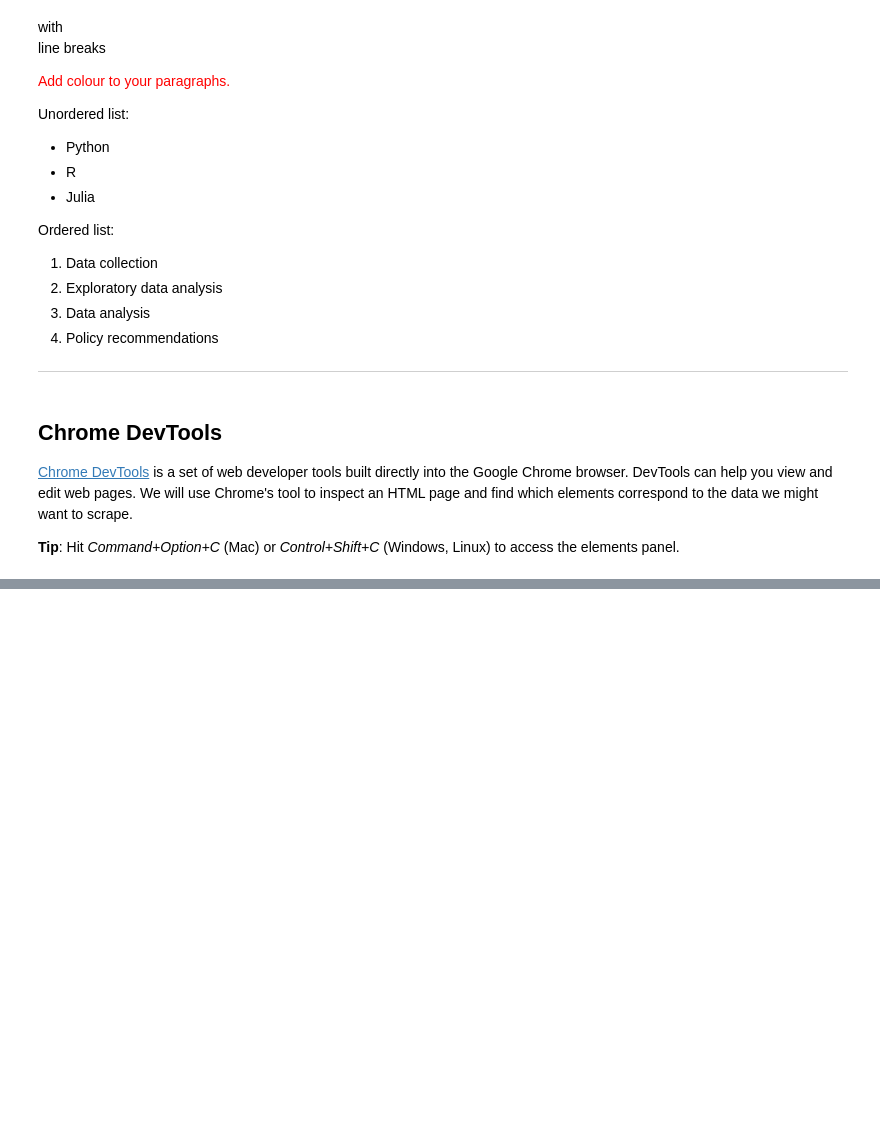
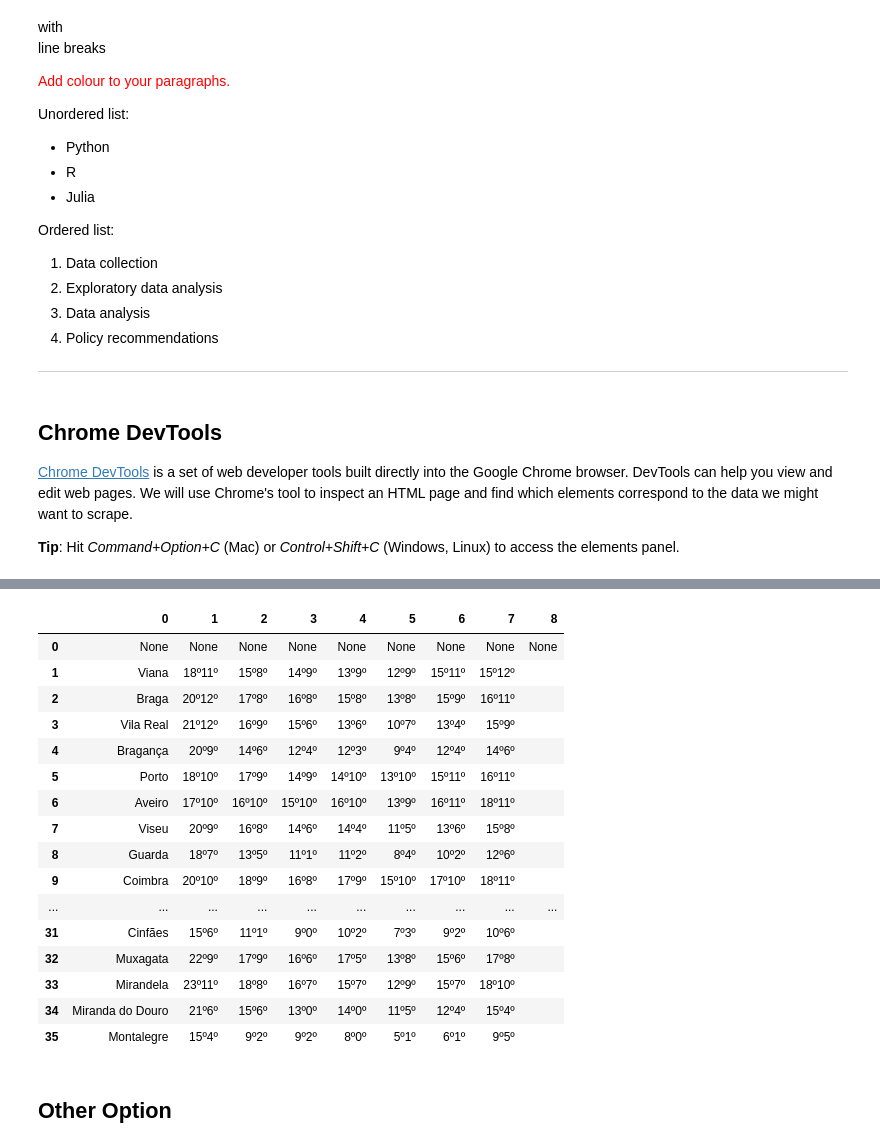
Before and after one commit to INmais/Energy_Services_2022, a Jupyter notebook: Energy_Services_2022_Web_Scraping.ipynb, the cells around one changed output, grey strips where cells are left out. Drawn from its saved outputs; the diff is of its cells as text; code cells hidden in the pictures; blank space fills up the shorter version.

```diff
--- a/Energy_Services_2022_Web_Scraping.ipynb
+++ b/Energy_Services_2022_Web_Scraping.ipynb
@@ -136,0 +165,7 @@ table = soup.findAll('table',{'class':'table table-hover'})
+# %%
+l=[]
+for tr in table_rows:
+    td = tr.find_all('td')
+    row = [i.text for i in td]
+    l.append(row)
+    print(row)
@@ -137 +190,24 @@ table = soup.findAll('table',{'class':'table table-hover'})
+# %%
+df = pd.DataFrame(l)
+df
+# %% [output]
+|  | 0 | 1 | 2 | 3 | 4 | 5 | 6 | 7 | 8 |
+| 0 | None | None | None | None | None | None | None | None | None |
+| 1 | Viana | 18º11º | 15º8º | 14º9º | 13º9º | 12º9º | 15º11º | 15º12º |  |
+| 2 | Braga | 20º12º | 17º8º | 16º8º | 15º8º | 13º8º | 15º9º | 16º11º |  |
+| 3 | Vila Real | 21º12º | 16º9º | 15º6º | 13º6º | 10º7º | 13º4º | 15º9º |  |
+| 4 | Bragança | 20º9º | 14º6º | 12º4º | 12º3º | 9º4º | 12º4º | 14º6º |  |
+| 5 | Porto | 18º10º | 17º9º | 14º9º | 14º10º | 13º10º | 15º11º | 16º11º |  |
+| 6 | Aveiro | 17º10º | 16º10º | 15º10º | 16º10º | 13º9º | 16º11º | 18º11º |  |
+| 7 | Viseu | 20º9º | 16º8º | 14º6º | 14º4º | 11º5º | 13º6º | 15º8º |  |
+| 8 | Guarda | 18º7º | 13º5º | 11º1º | 11º2º | 8º4º | 10º2º | 12º6º |  |
+| 9 | Coimbra | 20º10º | 18º9º | 16º8º | 17º9º | 15º10º | 17º10º | 18º11º |  |
+| ... | ... | ... | ... | ... | ... | ... | ... | ... | ... |
+| 31 | Cinfães | 15º6º | 11º1º | 9º0º | 10º2º | 7º3º | 9º2º | 10º6º |  |
+| 32 | Muxagata | 22º9º | 17º9º | 16º6º | 17º5º | 13º8º | 15º6º | 17º8º |  |
+| 33 | Mirandela | 23º11º | 18º8º | 16º7º | 15º7º | 12º9º | 15º7º | 18º10º |  |
+| 34 | Miranda do Douro | 21º6º | 15º6º | 13º0º | 14º0º | 11º5º | 12º4º | 15º4º |  |
+| 35 | Montalegre | 15º4º | 9º2º | 9º2º | 8º0º | 5º1º | 6º1º | 9º5º |  |
+# %% [markdown]
+## Other Option
 # %%
```
Also changed, not shown: parts of 8 cells of this notebook.
